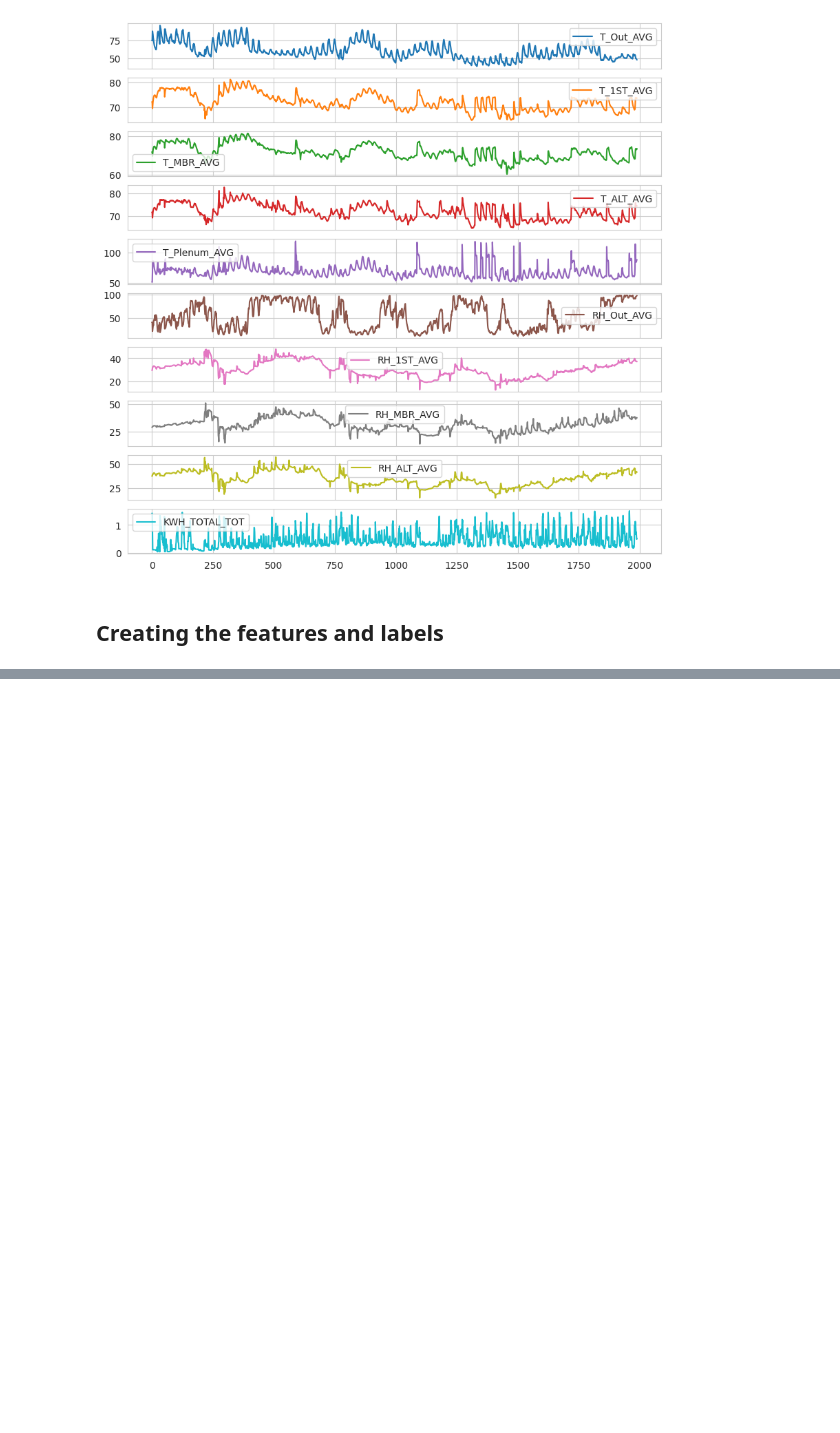
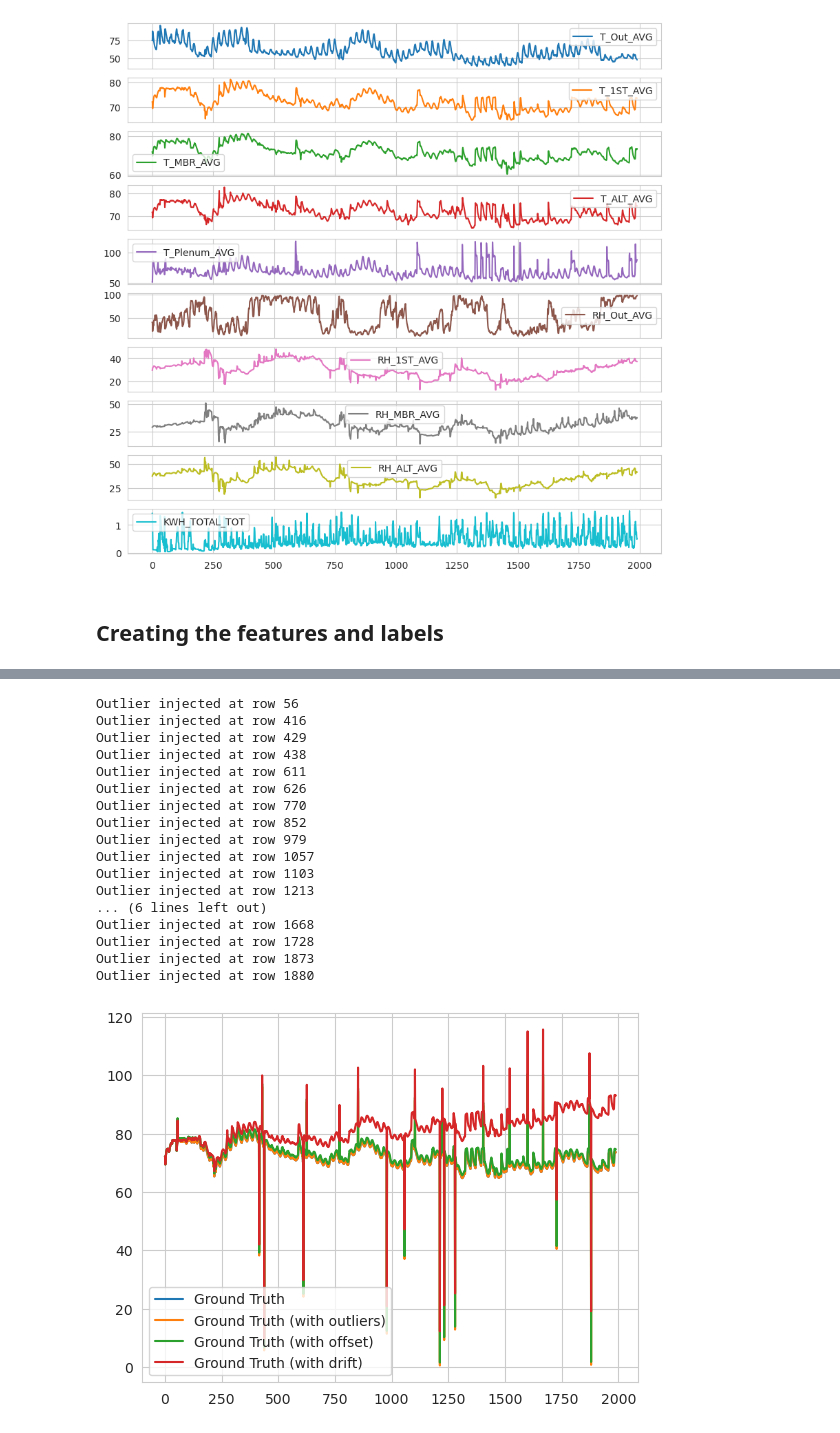
Before and after one commit to aleskucera/fault-detection-in-sensors, a Jupyter notebook: main2.ipynb, the cells around one changed output, grey strips where cells are left out. Saved outputs shown, nothing was run; the diff lists cells and outputs as text; code cells hidden in the pictures; blank space fills up the shorter version.

```diff
--- a/main2.ipynb
+++ b/main2.ipynb
@@ -253,3 +279,39 @@ Epoch 99, Loss (train/val): 0.156/0.101
+# %%
+# Visualize the anomalies
+import matplotlib.pyplot as plt
+
+from utils import inject_outliers, inject_offset, inject_drift
+
+data = df['T_1ST_AVG'].to_numpy()
+data_outliers = inject_outliers(data, prob=0.01, outlier_threshold=3, limits=(0, 100))
+data_offset = inject_offset(data, offset=1, failure_rate=100)
+data_drift = inject_drift(data, drift_slope=0.01, failure_rate=100)
+
+plt.plot(data, label='Ground Truth')
+plt.plot(data_outliers, label='Ground Truth (with outliers)')
+plt.plot(data_offset, label='Ground Truth (with offset)')
+plt.plot(data_drift, label='Ground Truth (with drift)')
+plt.legend()
+plt.show()
+# %% [output]
+Outlier injected at row 56
+Outlier injected at row 416
+Outlier injected at row 429
+Outlier injected at row 438
+Outlier injected at row 611
+Outlier injected at row 626
+Outlier injected at row 770
+Outlier injected at row 852
+Outlier injected at row 979
+Outlier injected at row 1057
+Outlier injected at row 1103
+Outlier injected at row 1213
+... (6 lines left out)
+Outlier injected at row 1668
+Outlier injected at row 1728
+Outlier injected at row 1873
+Outlier injected at row 1880
+[figure, added]
 # %%
 # Visualize the predictions
 import matplotlib.pyplot as plt
```
Also changed, not shown: parts of 9 cells of this notebook, 1 other file.
